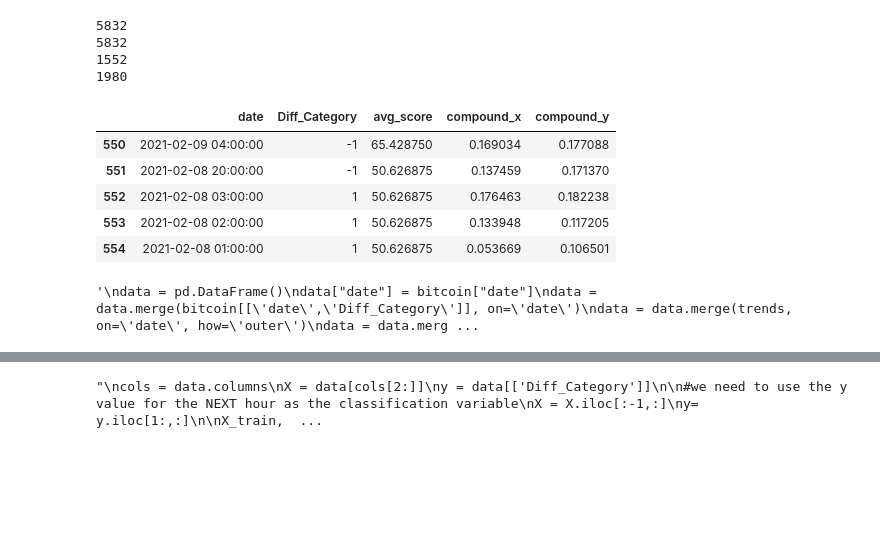
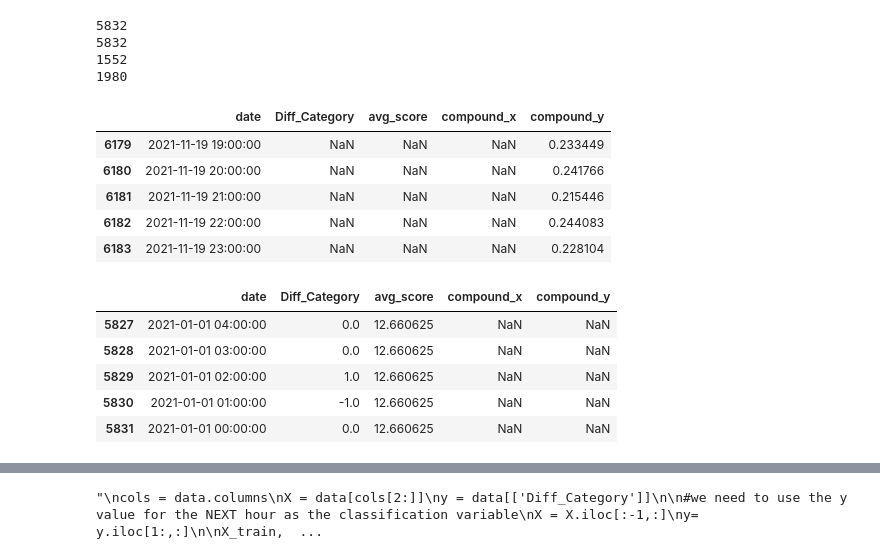
Before and after one commit to aashka-trivedi/cryptocurrency-and-public-sentiment, a Jupyter notebook: code/modelling/BitcoinPriceModel.ipynb, the cells around one changed output, grey strips where cells are left out. Cells and saved outputs as stored; diff of their text form; code cells hidden in the pictures; blank space fills up the shorter version.

```diff
--- a/code/modelling/BitcoinPriceModel.ipynb
+++ b/code/modelling/BitcoinPriceModel.ipynb
@@ -330,34 +431,32 @@ print(twitter.shape[0])
 1552
 1980
 # %%
-#Combine Data into dataframe
+#Combine Data into dataframe using outer join
+
 
 data = pd.DataFrame()
 data["date"] = bitcoin["date"]
 data = data.merge(bitcoin[['date','Diff_Category']], on='date')
 data = data.merge(trends[['date','avg_score']], on='date', how='outer')
-data = data.merge(reddit[['date','compound']], on='date', how='inner')
-data = data.merge(twitter[['date','compound']], on='date', how='inner')
+data = data.merge(reddit[['date','compound']], on='date', how='outer')
+data = data.merge(twitter[['date','compound']], on='date', how='outer')
 
 data.tail()
 # %% [output]
 |  | date | Diff_Category | avg_score | compound_x | compound_y |
-| 550 | 2021-02-09 04:00:00 | -1 | 65.428750 | 0.169034 | 0.177088 |
-| 551 | 2021-02-08 20:00:00 | -1 | 50.626875 | 0.137459 | 0.171370 |
-| 552 | 2021-02-08 03:00:00 | 1 | 50.626875 | 0.176463 | 0.182238 |
-| 553 | 2021-02-08 02:00:00 | 1 | 50.626875 | 0.133948 | 0.117205 |
-| 554 | 2021-02-08 01:00:00 | 1 | 50.626875 | 0.053669 | 0.106501 |
+| 6179 | 2021-11-19 19:00:00 | NaN | NaN | NaN | 0.233449 |
+| 6180 | 2021-11-19 20:00:00 | NaN | NaN | NaN | 0.241766 |
+| 6181 | 2021-11-19 21:00:00 | NaN | NaN | NaN | 0.215446 |
+| 6182 | 2021-11-19 22:00:00 | NaN | NaN | NaN | 0.244083 |
+| 6183 | 2021-11-19 23:00:00 | NaN | NaN | NaN | 0.228104 |
-# %%
-#trying with all attributes
-#GIVES WORSE PERFORMANCE- DO NOT USE
-'''
-data = pd.DataFrame()
-data["date"] = bitcoin["date"]
-data = data.merge(bitcoin[['date','Diff_Category']], on='date')
-data = data.merge(trends, on='date', how='outer')
-data = data.merge(reddit, on='date', how='inner')
-data = data.merge(twitter, on='date', how='inner')
-data.tail()
-'''
-# %% [output]
-'\ndata = pd.DataFrame()\ndata["date"] = bitcoin["date"]\ndata = data.merge(bitcoin[[\'date\',\'Diff_Category\']], on=\'date\')\ndata = data.merge(trends, on=\'date\', how=\'outer\')\ndata = data.merg ...
+# %%
+#Drop all values for which we dont have the bitcoin price category
+data = data.dropna(subset=['Diff_Category'])
+data.tail()
+# %% [output]
+|  | date | Diff_Category | avg_score | compound_x | compound_y |
+| 5827 | 2021-01-01 04:00:00 | 0.0 | 12.660625 | NaN | NaN |
+| 5828 | 2021-01-01 03:00:00 | 0.0 | 12.660625 | NaN | NaN |
+| 5829 | 2021-01-01 02:00:00 | 1.0 | 12.660625 | NaN | NaN |
+| 5830 | 2021-01-01 01:00:00 | -1.0 | 12.660625 | NaN | NaN |
+| 5831 | 2021-01-01 00:00:00 | 0.0 | 12.660625 | NaN | NaN |
```
Also changed, not shown: parts of 36 cells of this notebook, 2 other files.
